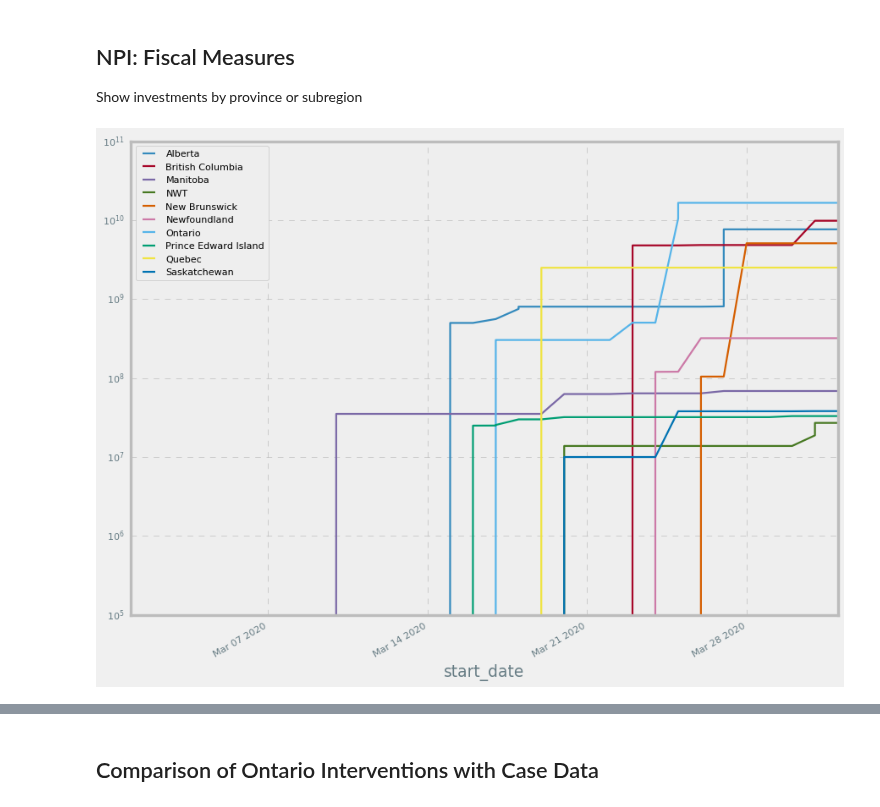
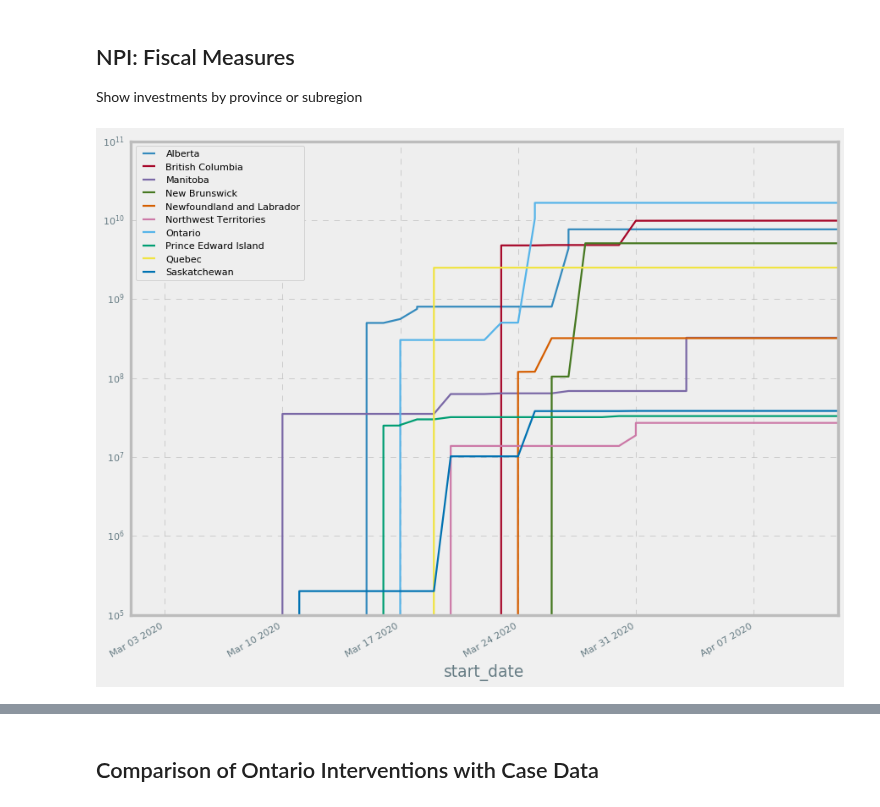
Before and after one commit to jajsmith/COVID19NonPharmaceuticalInterventions, a Jupyter notebook: npi_analysis.ipynb, the cells around one changed output, grey strips where cells are left out. Saved outputs shown, nothing was run; the diff lists cells and outputs as text; code cells hidden in the pictures.

```diff
--- a/npi_analysis.ipynb
+++ b/npi_analysis.ipynb
@@ -67,7 +73,7 @@ columns=[
     'note'
 ]
 
-province_files = ['Prince Edward Island.csv', 'Newfoundland.csv', 'Alberta.csv',
+province_files = ['Prince Edward Island.csv', 'Newfoundland and Labrador.csv', 'Alberta.csv',
              'British Columbia.csv', 'Yukon.csv', 'Saskatchewan.csv',
              'Ontario.csv', 'Nova Scotia.csv', 'New Brunswick.csv',
              'Nunavut.csv', 'Quebec.csv', 'Northwest Territories.csv', 'Manitoba.csv']
@@ -86,8 +115,8 @@ for file in csvs:
     print('Reading ', file)
     name = file.split("-", 1)[-1].strip(' ')
     df = pd.read_csv(data_path + file)
-    df['start_date'] = pd.to_datetime(df['start_date'], format='%d-%m-%Y')
-    df['end_date'] = pd.to_datetime(df['end_date'], format='%d-%m-%Y')
+    df['start_date'] = pd.to_datetime(df['start_date'], format='%m/%d/%Y')
+    df['end_date'] = pd.to_datetime(df['end_date'], format='%m/%d/%Y')
     df['oxford_fiscal_measure_cad'] = df['oxford_fiscal_measure_cad'].replace('[\$,]', '', regex=True).astype(float)
 
     full_df = full_df.append(df)
@@ -151,22 +200,21 @@ Show investments by province or subregion
 # %%
 fig, ax = plt.subplots(figsize=(12,10))
 
-dates = pd.date_range(start='03-01-2020', end='04-01-2020', name='dates').to_series() #mm-dd-yyyy
+dates = pd.date_range(start='03-01-2020', end='04-12-2020', name='dates').to_series() #mm-dd-yyyy
 gb = provinces_df[provinces_df['oxford_fiscal_measure_cad'].notna()][['start_date', 'region', 'oxford_fiscal_measure_cad']].groupby(by='region')
 
 for g_name, g_df in gb:
-
     all_dates_df = g_df.join(dates, on='start_date', how='right')
     all_dates_df['oxford_fiscal_measure_cad'] = all_dates_df['oxford_fiscal_measure_cad'].fillna(0)
     all_dates_df = all_dates_df.sort_values(by='start_date', ascending=True)
     all_dates_df['oxford_fiscal_measure_cad_cumsum'] = all_dates_df['oxford_fiscal_measure_cad'].cumsum(axis=0)
     #print(all_dates_df)
 
     all_dates_df.plot(x='start_date', y='oxford_fiscal_measure_cad_cumsum', label=g_name, ax=ax)
 
 plt.yscale('log')
 # %% [output]
-[figure, old version]
+[figure, new version]
 # %%
 stats_df.plot.bar(x='file', y='rows')
 # %% [output]
```
Also changed, not shown: parts of 13 cells of this notebook.
